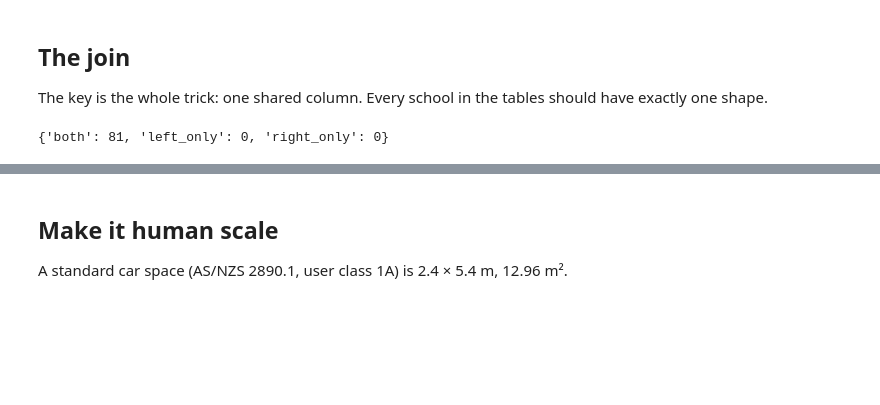
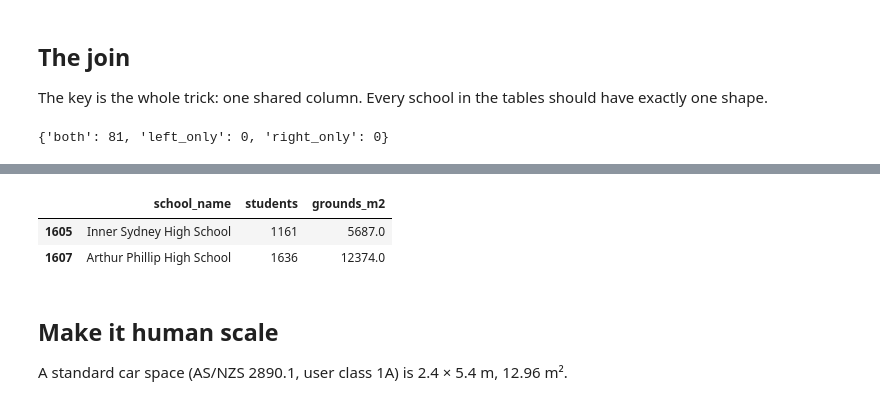
Before and after one commit to cjmuldoon/plotlay-sydney-schools, a Jupyter notebook: python/school_grounds_per_student.ipynb, the cells around one changed output, grey strips where cells are left out. Drawn from its saved outputs; the diff is of its cells as text; code cells hidden in the pictures; blank space fills up the shorter version.

```diff
--- a/python/school_grounds_per_student.ipynb
+++ b/python/school_grounds_per_student.ipynb
@@ -145,3 +135,9 @@ staged.T
+# %%
+y25[y25.school_name.isin(schools[schools.vertical].school_name)][['school_name', 'students', 'grounds_m2']].round(0)
+# %% [output]
+|  | school_name | students | grounds_m2 |
+| 1605 | Inner Sydney High School | 1161 | 5687.0 |
+| 1607 | Arthur Phillip High School | 1636 | 12374.0 |
 # %% [markdown]
 ## Make it human scale
 
```
Also changed, not shown: parts of 13 cells of this notebook, 32 other files.
